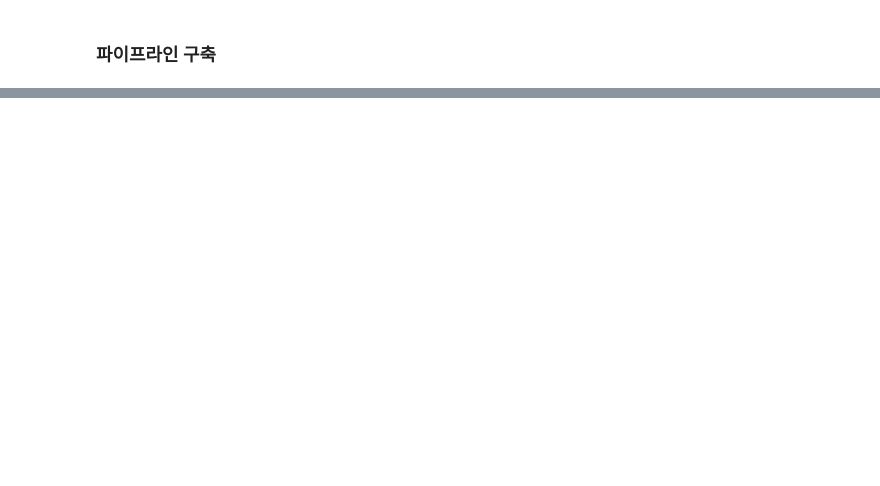
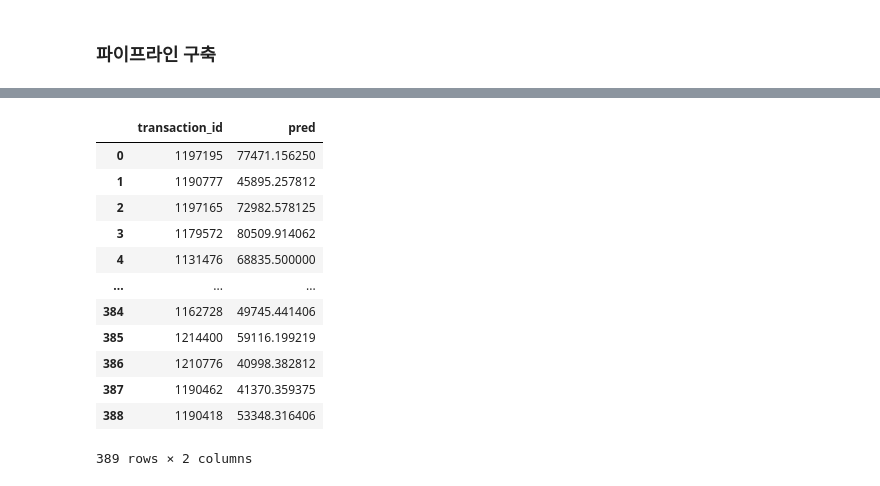
Before and after one commit to seonydg/ml-predicting-the-actual-price-of-apartments-dacon-zigbang, a Jupyter notebook: Predicting the Actual Price of Apartments-DACON.ipynb, the cells around one changed output, grey strips where cells are left out. Cells and saved outputs as stored; diff of their text form; code cells hidden in the pictures; blank space fills up the shorter version.

Commit message:
feat : select model & build pipeline & result

```diff
--- a/Predicting the Actual Price of Apartments-DACON.ipynb
+++ b/Predicting the Actual Price of Apartments-DACON.ipynb
@@ -620,5 +644,6 @@ iter num: 1/3888, score: 8819.166, best score: 8819.166
 # %%
 final_X = pd.concat([Train_X, Test_X], axis=0, ignore_index=True)
 final_Y = pd.concat([Train_Y, Test_Y], axis=0, ignore_index=True)
+final_model = best_model_func(**best_param).fit(best_selector.transform(final_X), final_Y)
 # %% [markdown]
 ### 파이프라인 구축
@@ -624,0 +713,29 @@ final_Y = pd.concat([Train_Y, Test_Y], axis=0, ignore_index=True)
+# %%
+import pickle
+pipeline_element = {"ref_df": ref_df,
+                   "model":final_model,
+                   "selector":best_selector,
+                   "mean_price_per_gu":mean_price_pre_gu,
+                   "num_park_per_dong":num_park_per_dong,
+                   "num_facilty_per_dong":num_facility_per_dong,
+                   "aggregated_day_care_center_df":aggregated_day_care_center_df,
+                   "imputer":imputer,
+                   "dummy_model":dummy_model,
+                   "pipeline":pipeline}
+
+with open("아파트실거래가예측모델.pckl", "wb") as f:
+    pickle.dump(pipeline_element, f)
+# %%
+with open("아파트실거래가예측모델.pckl", "rb") as f:
+    pipeline_element = pickle.load(f)
+
+ref_df = pipeline_element["ref_df"]
+model = pipeline_element["model"]
+selector = pipeline_element["selector"]
+mean_price_per_gu = pipeline_element["mean_price_per_gu"]
+num_park_per_dong = pipeline_element["num_park_per_dong"]
+num_facilty_per_dong = pipeline_element["num_facilty_per_dong"]
+aggregated_day_care_center_df = pipeline_element["aggregated_day_care_center_df"]
+imputer = pipeline_element["imputer"]
+dummy_model = pipeline_element["dummy_model"]
+pipeline = pipeline_element["pipeline"]
@@ -624,0 +751,3 @@ final_Y = pd.concat([Train_Y, Test_Y], axis=0, ignore_index=True)
+# %%
+output = pipeline(test_df, ref_df, model, selector, mean_price_per_gu, num_park_per_dong, num_facilty_per_dong, aggregated_day_care_center_df, imputer, dummy_model)
+result = pd.Series(output, index = test_df['transaction_id'])
@@ -624,0 +769,17 @@ final_Y = pd.concat([Train_Y, Test_Y], axis=0, ignore_index=True)
+# %%
+result = pd.DataFrame({'transaction_id':result.index, 'pred':result.values})
+result
+# %% [output]
+|  | transaction_id | pred |
+| 0 | 1197195 | 77471.156250 |
+| 1 | 1190777 | 45895.257812 |
+| 2 | 1197165 | 72982.578125 |
+| 3 | 1179572 | 80509.914062 |
+| 4 | 1131476 | 68835.500000 |
+| ... | ... | ... |
+| 384 | 1162728 | 49745.441406 |
+| 385 | 1214400 | 59116.199219 |
+| 386 | 1210776 | 40998.382812 |
+| 387 | 1190462 | 41370.359375 |
+| 388 | 1190418 | 53348.316406 |
+389 rows × 2 columns
```
Also changed, not shown: parts of 6 cells of this notebook, 1 other file.
